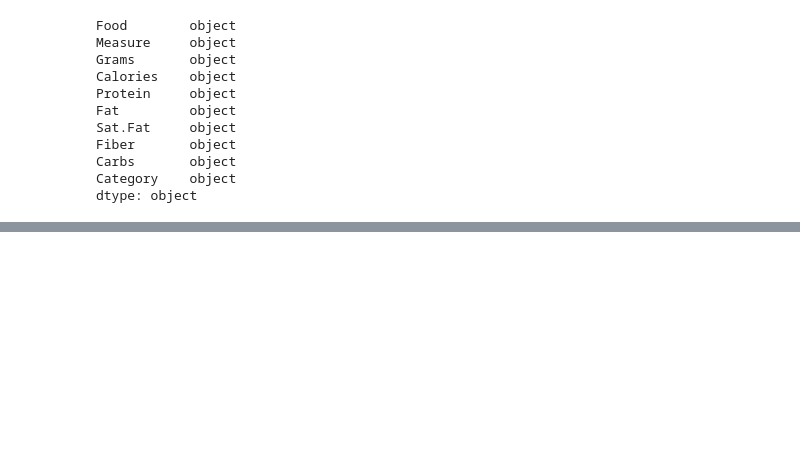
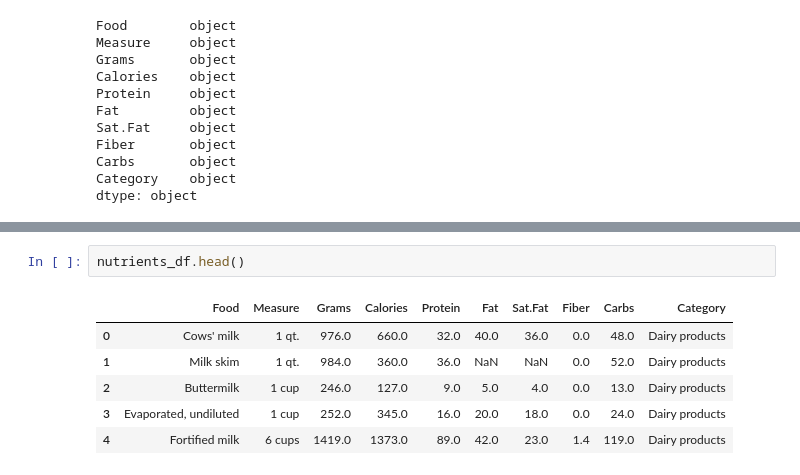
Before and after one commit to AllanRPetersen/Predicting-Food-Prices, a Jupyter notebook: notebooks/adrian_nutrients.ipynb, the cells around one changed output, grey strips where cells are left out. Drawn from its saved outputs; the diff is of its cells as text; blank space fills up the shorter version.

```diff
--- a/notebooks/adrian_nutrients.ipynb
+++ b/notebooks/adrian_nutrients.ipynb
@@ -65,3 +113,12 @@ nutrients_df
+# %%
+nutrients_df.head()
+# %% [output]
+|  | Food | Measure | Grams | Calories | Protein | Fat | Sat.Fat | Fiber | Carbs | Category |
+| 0 | Cows' milk | 1 qt. | 976.0 | 660.0 | 32.0 | 40.0 | 36.0 | 0.0 | 48.0 | Dairy products |
+| 1 | Milk skim | 1 qt. | 984.0 | 360.0 | 36.0 | NaN | NaN | 0.0 | 52.0 | Dairy products |
+| 2 | Buttermilk | 1 cup | 246.0 | 127.0 | 9.0 | 5.0 | 4.0 | 0.0 | 13.0 | Dairy products |
+| 3 | Evaporated, undiluted | 1 cup | 252.0 | 345.0 | 16.0 | 20.0 | 18.0 | 0.0 | 24.0 | Dairy products |
+| 4 | Fortified milk | 6 cups | 1419.0 | 1373.0 | 89.0 | 42.0 | 23.0 | 1.4 | 119.0 | Dairy products |
 # %%
 nutrients_df.isnull().sum()
 # %% [output]
```
Also changed, not shown: parts of 20 cells of this notebook.
